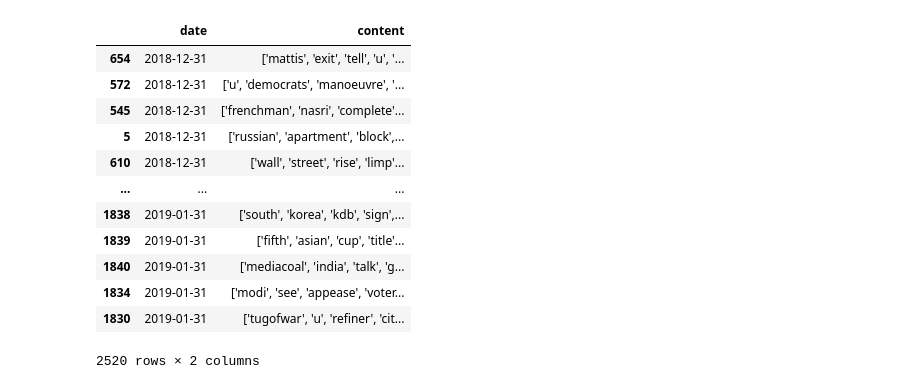
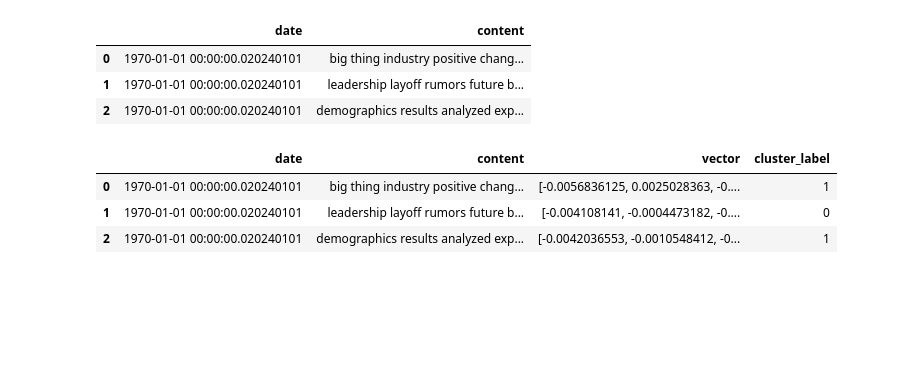
Before and after one commit to hanhy/MFIN7036, a Jupyter notebook: group_project/Vectorization+Clustering/Clusture_total.ipynb, the cells around one changed output. Saved outputs shown, nothing was run; the diff lists cells and outputs as text; code cells hidden in the pictures; blank space fills up the shorter version.

```diff
--- a/group_project/Vectorization+Clustering/Clusture_total.ipynb
+++ b/group_project/Vectorization+Clustering/Clusture_total.ipynb
@@ -15,24 +19,16 @@ from nltk.tokenize import word_tokenize
 # %%
-test_data = pd.read_csv(r'C:\Users\markham\OneDrive\Desktop\processed_articles_2019_V3.csv')
+test_data = pd.read_excel('data/test.xlsx')
 test_data['content'] = test_data['title'] + test_data['body']
 test_data = test_data.drop(columns=['title','body'])
 test_data['date'] = pd.to_datetime(test_data['date'])
 test_data = test_data.sort_values(by='date')
+test_data['content'] = test_data['content'].apply(lambda x: ' '.join(x.split(', ')))
 test_data
 # %% [output]
 |  | date | content |
-| 654 | 2018-12-31 | ['mattis', 'exit', 'tell', 'u', '... |
-| 572 | 2018-12-31 | ['u', 'democrats', 'manoeuvre', '... |
-| 545 | 2018-12-31 | ['frenchman', 'nasri', 'complete'... |
-| 5 | 2018-12-31 | ['russian', 'apartment', 'block',... |
-| 610 | 2018-12-31 | ['wall', 'street', 'rise', 'limp'... |
-| ... | ... | ... |
-| 1838 | 2019-01-31 | ['south', 'korea', 'kdb', 'sign',... |
-| 1839 | 2019-01-31 | ['fifth', 'asian', 'cup', 'title'... |
-| 1840 | 2019-01-31 | ['mediacoal', 'india', 'talk', 'g... |
-| 1834 | 2019-01-31 | ['modi', 'see', 'appease', 'voter... |
-| 1830 | 2019-01-31 | ['tugofwar', 'u', 'refiner', 'cit... |
+| 0 | 1970-01-01 00:00:00.020240101 | big thing industry positive chang... |
+| 1 | 1970-01-01 00:00:00.020240101 | leadership layoff rumors future b... |
+| 2 | 1970-01-01 00:00:00.020240101 | demographics results analyzed exp... |
-2520 rows × 2 columns
 # %%
 # 训练 Word2Vec 模型
 model = Word2Vec(sentences=test_data['content'], vector_size=50, window=5, min_count=1, workers=4)
@@ -50,3 +46,23 @@ def text_to_vector(text, model):
 
 # 将每条新闻转换为向量
 test_data['vector'] = test_data['content'].apply(lambda x: text_to_vector(x, model))
+# 提取所有新闻的向量数据
+X = np.array(test_data['vector'].tolist())
+
+# 假设聚类数量为 2，可根据实际情况调整
+num_clusters = 2
+
+# 创建 KMeans 模型
+kmeans = KMeans(n_clusters=num_clusters, random_state=42)
+
+# 进行聚类
+labels = kmeans.fit_predict(X)
+
+# 将聚类标签添加到原数据中
+test_data['cluster_label'] = labels
+test_data
+# %% [output]
+|  | date | content | vector | cluster_label |
+| 0 | 1970-01-01 00:00:00.020240101 | big thing industry positive chang... | [-0.0056836125, 0.0025028363, -0.... | 1 |
+| 1 | 1970-01-01 00:00:00.020240101 | leadership layoff rumors future b... | [-0.004108141, -0.0004473182, -0.... | 0 |
+| 2 | 1970-01-01 00:00:00.020240101 | demographics results analyzed exp... | [-0.0042036553, -0.0010548412, -0... | 1 |
```
Also changed, not shown: parts of 6 cells of this notebook, 2 other files.
